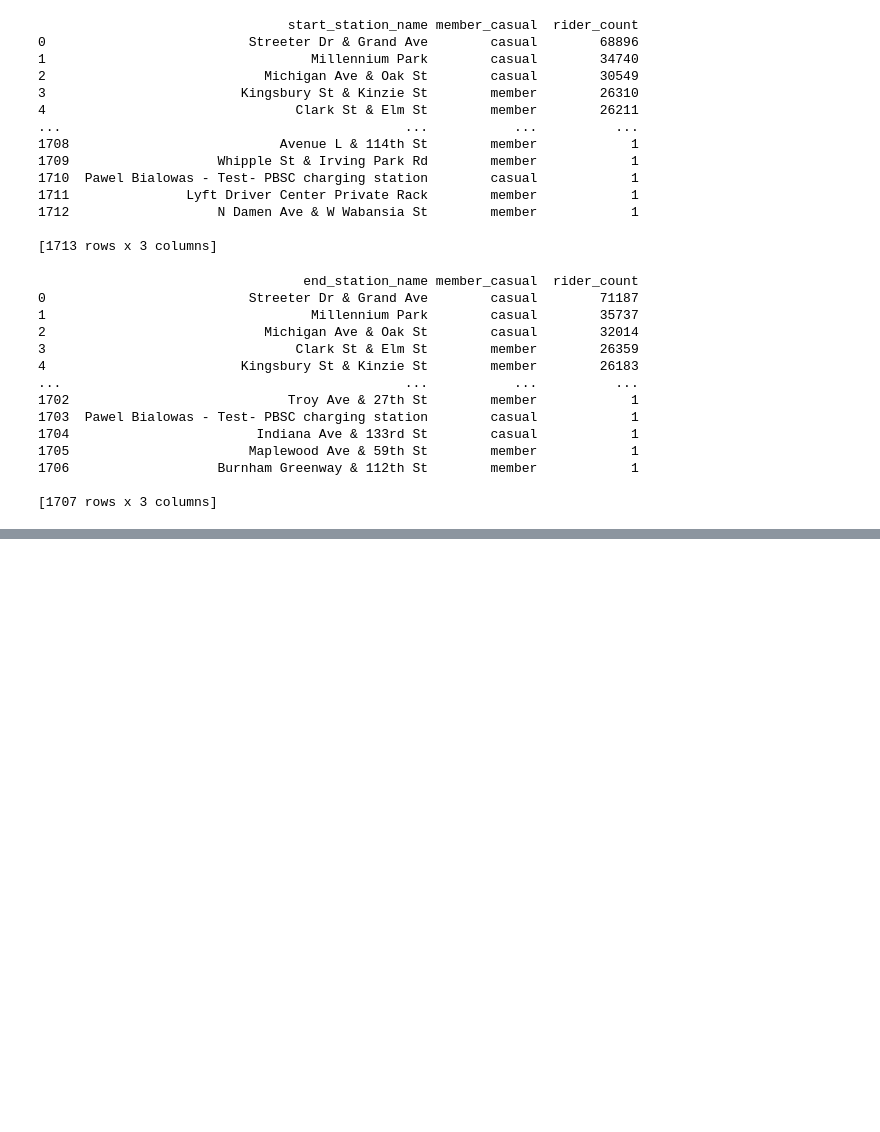
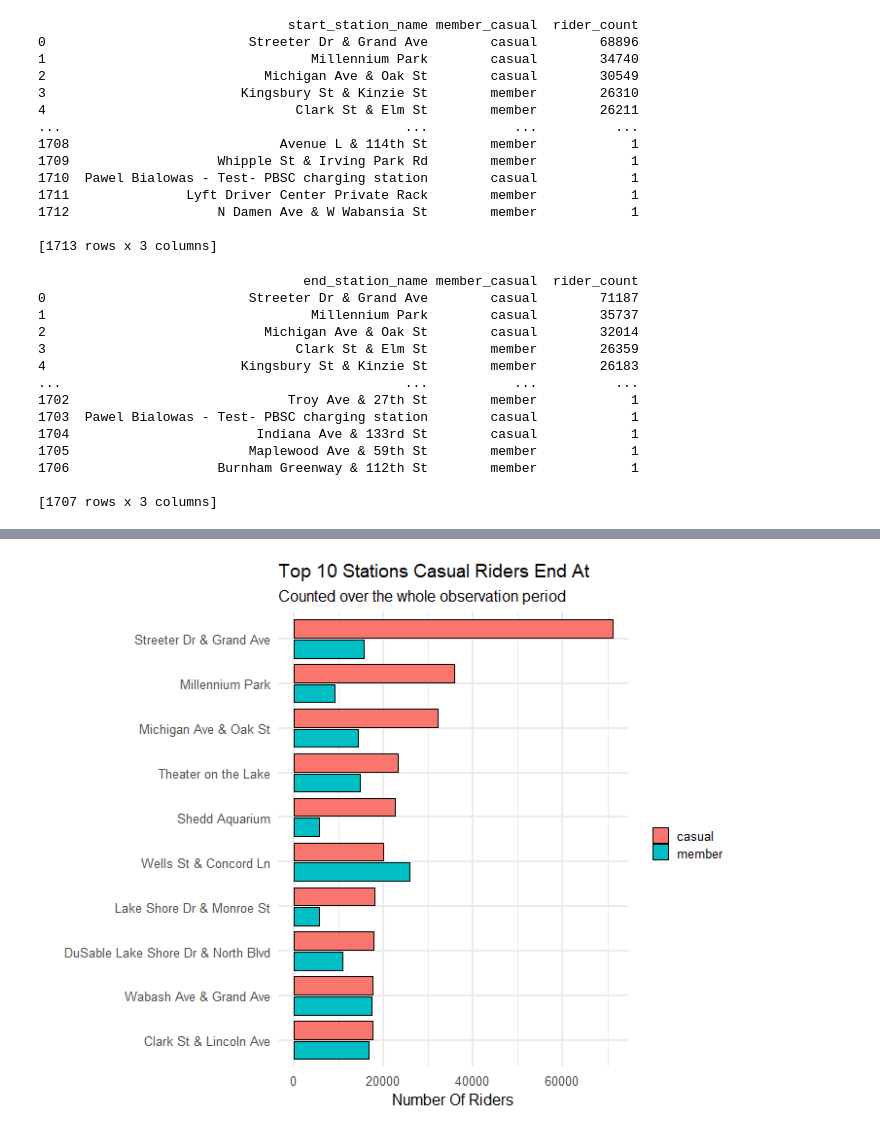
Before and after one commit to cwilso28/coursera_casestudy1, a Jupyter notebook: coursera-casestudy1-notebook.ipynb, the cells around one changed output, grey strips where cells are left out. Cells and saved outputs as stored; diff of their text form; code cells hidden in the pictures; blank space fills up the shorter version.

```diff
--- a/coursera-casestudy1-notebook.ipynb
+++ b/coursera-casestudy1-notebook.ipynb
@@ -308,0 +383,21 @@ UsageError: Cell magic `%%R` not found.
+# %%
+%%R -i end_station_riders
+endstation_filtered <- end_station_riders %>%
+  dplyr::filter(member_casual == 'casual') %>%
+  slice(1:10) %>%
+  arrange(rider_count) %>% # Order the data in ascending order which will be plotted in reverse
+  dplyr::mutate(end_station_name = forcats::fct_rev(forcats::fct_inorder(end_station_name))) # Set the order of the station names
+
+end_stations_ordered <- end_station_riders %>%
+  mutate(end_station_name = factor(end_station_name, levels = endstation_filtered$end_station_name, ordered = TRUE)) %>%
+  drop_na() %>%
+  ggplot(aes(x = rider_count, y = end_station_name, fill = member_casual))
+# %%
+%%R -w 720 -h 576 -u px
+endstations_filtered_plot <- end_stations_ordered + geom_bar(stat = 'identity', position = position_dodge2(reverse = TRUE), color = "black") # create the grouped bar charts with the position of the casual member bars swapped
+endstations_filtered_plot <- endstations_filtered_plot + theme_minimal(base_size = 16)
+endstations_filtered_plot <- endstations_filtered_plot + labs(title="Top 10 Stations Casual Riders End At", subtitle="Counted over the whole observation period", x="Number Of Riders", y="")
+endstations_filtered_plot <- endstations_filtered_plot + theme(legend.title=element_blank())
+plot(endstations_filtered_plot)
+# %% [output]
+[figure, added]
```
Also changed, not shown: parts of 9 cells of this notebook.
